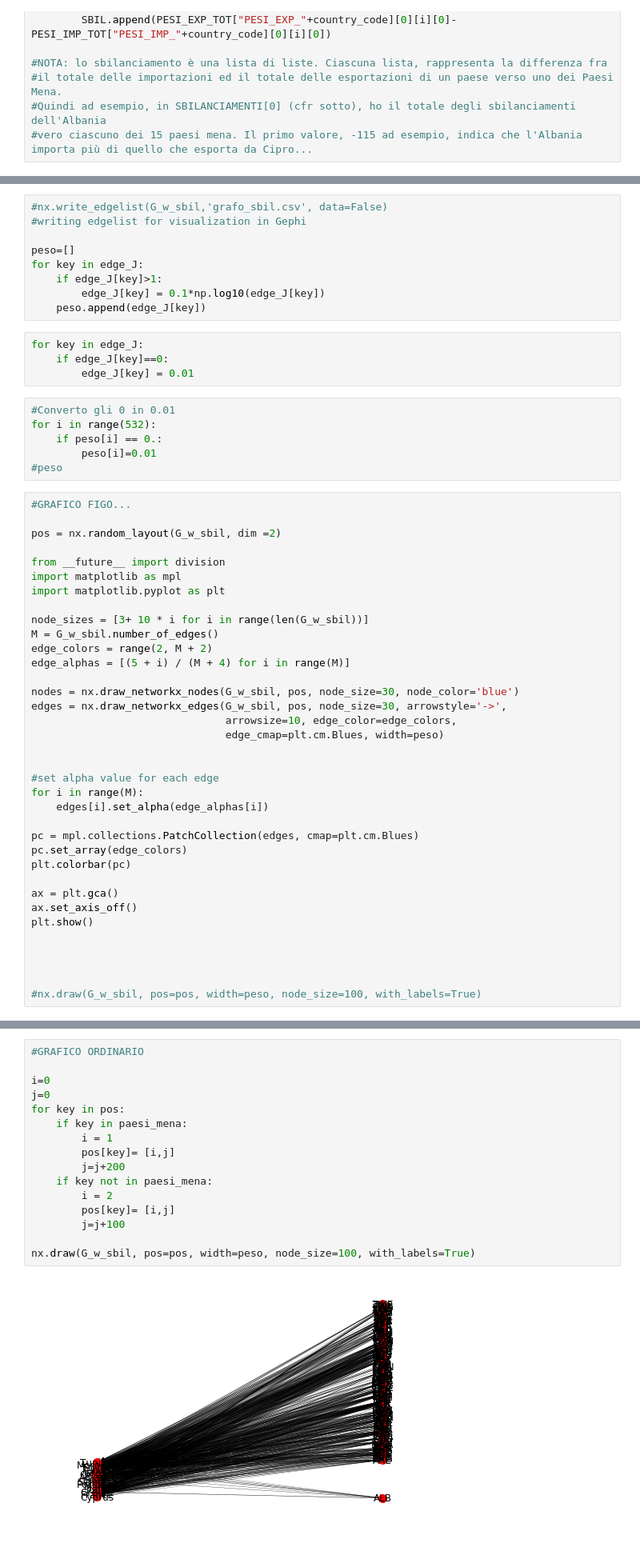
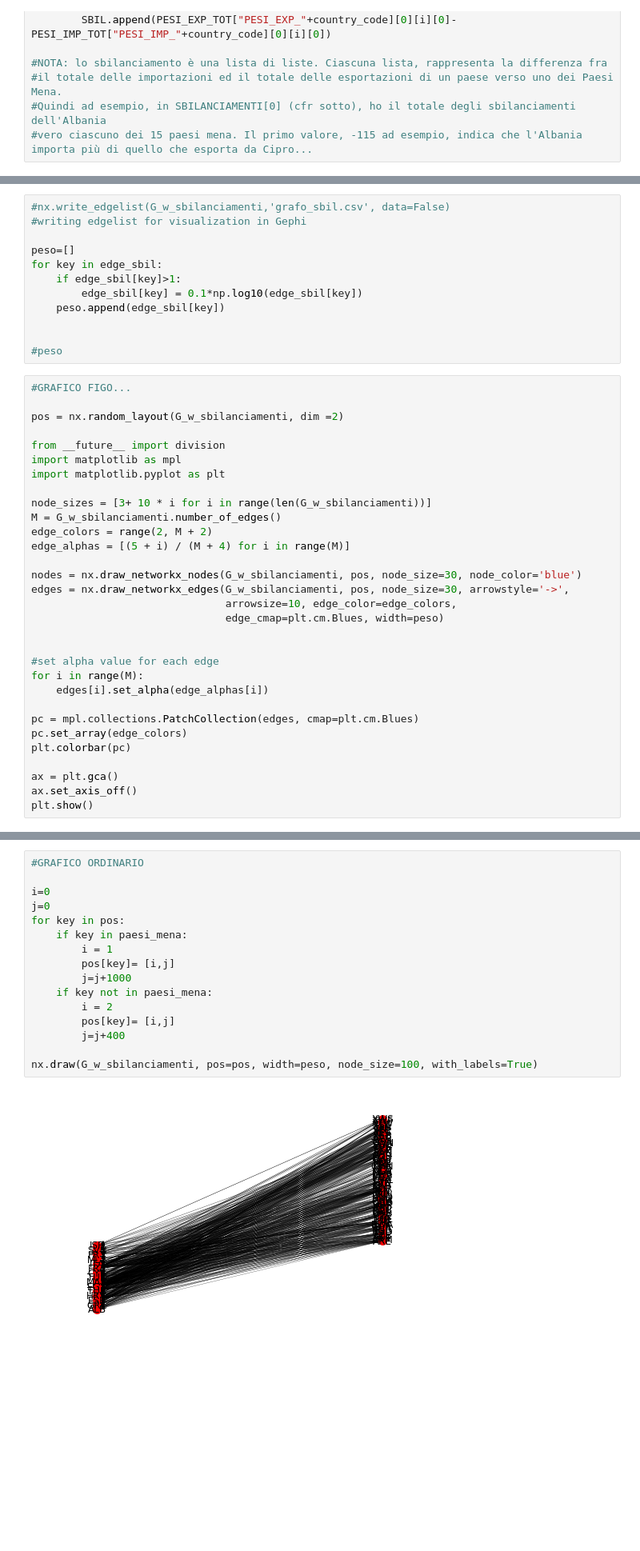
Before and after one commit to federiconutarelli/mena, a Jupyter notebook: LAVORO_MENA_DEFINITIVO.ipynb, the cells around one changed output, grey strips where cells are left out. Shown at 80% size. Drawn from its saved outputs; the diff is of its cells as text; blank space fills up the shorter version.

```diff
--- a/LAVORO_MENA_DEFINITIVO.ipynb
+++ b/LAVORO_MENA_DEFINITIVO.ipynb
@@ -401,38 +456,31 @@ edge_J=nx.get_edge_attributes(G_w_sbil,'weight')
 # %%
-#nx.write_edgelist(G_w_sbil,'grafo_sbil.csv', data=False)
+#nx.write_edgelist(G_w_sbilanciamenti,'grafo_sbil.csv', data=False)
 #writing edgelist for visualization in Gephi
 
 peso=[]
-for key in edge_J:
-    if edge_J[key]>1:
-        edge_J[key] = 0.1*np.log10(edge_J[key])
-    peso.append(edge_J[key])
+for key in edge_sbil:
+    if edge_sbil[key]>1:
+        edge_sbil[key] = 0.1*np.log10(edge_sbil[key])
+    peso.append(edge_sbil[key])
+
+
+#peso
-# %%
-for key in edge_J:
-    if edge_J[key]==0:
-        edge_J[key] = 0.01
-# %%
-#Converto gli 0 in 0.01
-for i in range(532):
-    if peso[i] == 0.:
-        peso[i]=0.01
-#peso
 # %%
 #GRAFICO FIGO...
 
-pos = nx.random_layout(G_w_sbil, dim =2)
+pos = nx.random_layout(G_w_sbilanciamenti, dim =2)
 
 from __future__ import division
 import matplotlib as mpl
 import matplotlib.pyplot as plt
 
-node_sizes = [3+ 10 * i for i in range(len(G_w_sbil))]
-M = G_w_sbil.number_of_edges()
+node_sizes = [3+ 10 * i for i in range(len(G_w_sbilanciamenti))]
+M = G_w_sbilanciamenti.number_of_edges()
 edge_colors = range(2, M + 2)
 edge_alphas = [(5 + i) / (M + 4) for i in range(M)]
 
-nodes = nx.draw_networkx_nodes(G_w_sbil, pos, node_size=30, node_color='blue')
-edges = nx.draw_networkx_edges(G_w_sbil, pos, node_size=30, arrowstyle='->',
+nodes = nx.draw_networkx_nodes(G_w_sbilanciamenti, pos, node_size=30, node_color='blue')
+edges = nx.draw_networkx_edges(G_w_sbilanciamenti, pos, node_size=30, arrowstyle='->',
                                arrowsize=10, edge_color=edge_colors,
                                edge_cmap=plt.cm.Blues, width=peso)
 
@@ -448,9 +496,4 @@ plt.colorbar(pc)
 ax = plt.gca()
 ax.set_axis_off()
 plt.show()
-
-
-
-
-#nx.draw(G_w_sbil, pos=pos, width=peso, node_size=100, with_labels=True)
 # %% [output]
@@ -458,21 +501,21 @@ plt.show()
 # %%
 #GRAFICO ORDINARIO
 
 i=0
 j=0
 for key in pos:
     if key in paesi_mena:
         i = 1
         pos[key]= [i,j]
-        j=j+200
+        j=j+1000
     if key not in paesi_mena:
         i = 2
         pos[key]= [i,j]
-        j=j+100
+        j=j+400
 
-nx.draw(G_w_sbil, pos=pos, width=peso, node_size=100, with_labels=True)
+nx.draw(G_w_sbilanciamenti, pos=pos, width=peso, node_size=100, with_labels=True)
 # %% [output]
-[figure, old version]
+[figure, new version]
 # %% [markdown]
 
 ## Bowtie structure
```
Also changed, not shown: parts of 14 cells of this notebook.
